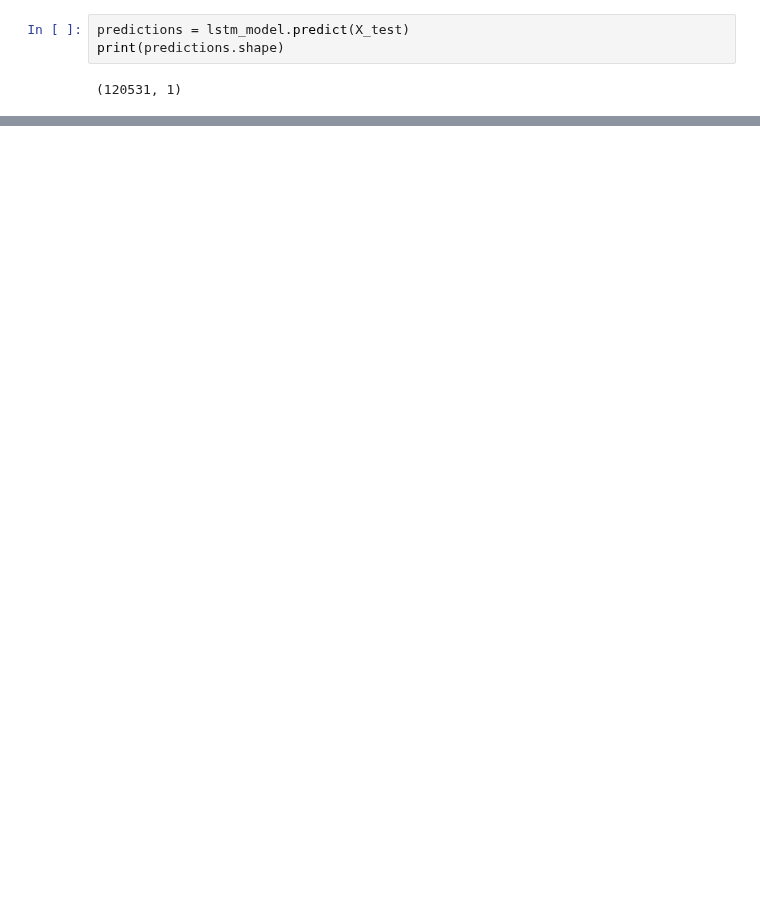
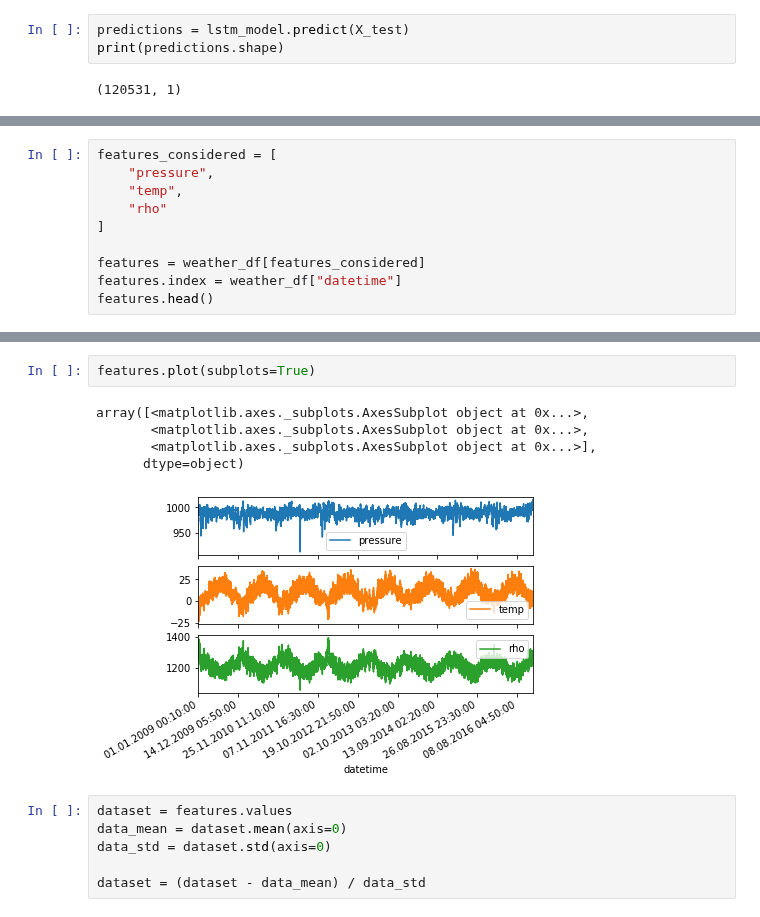
Before and after one commit to mickey-is-codin/data-science, a Jupyter notebook: deep-learning/tensorflow/rnns/lstm/notebooks/univariate.ipynb, the cells around one changed output, grey strips where cells are left out. Cells and saved outputs as stored; diff of their text form; blank space fills up the shorter version.

```diff
--- a/deep-learning/tensorflow/rnns/lstm/notebooks/univariate.ipynb
+++ b/deep-learning/tensorflow/rnns/lstm/notebooks/univariate.ipynb
@@ -261,0 +284,10 @@ show_history_plot([X_test[100], y_test[100], predictions[100]] , 0, "Model Resul
+# %%
+features_considered = [
+    "pressure",
+    "temp",
+    "rho"
+]
+
+features = weather_df[features_considered]
+features.index = weather_df["datetime"]
+features.head()
@@ -261,0 +302,14 @@ show_history_plot([X_test[100], y_test[100], predictions[100]] , 0, "Model Resul
+# %%
+features.plot(subplots=True)
+# %% [output]
+array([<matplotlib.axes._subplots.AxesSubplot object at 0x...>,
+       <matplotlib.axes._subplots.AxesSubplot object at 0x...>,
+       <matplotlib.axes._subplots.AxesSubplot object at 0x...>],
+      dtype=object)
+[figure, added]
+# %%
+dataset = features.values
+data_mean = dataset.mean(axis=0)
+data_std = dataset.std(axis=0)
+
+dataset = (dataset - data_mean) / data_std
```
Also changed, not shown: parts of 17 cells of this notebook.
